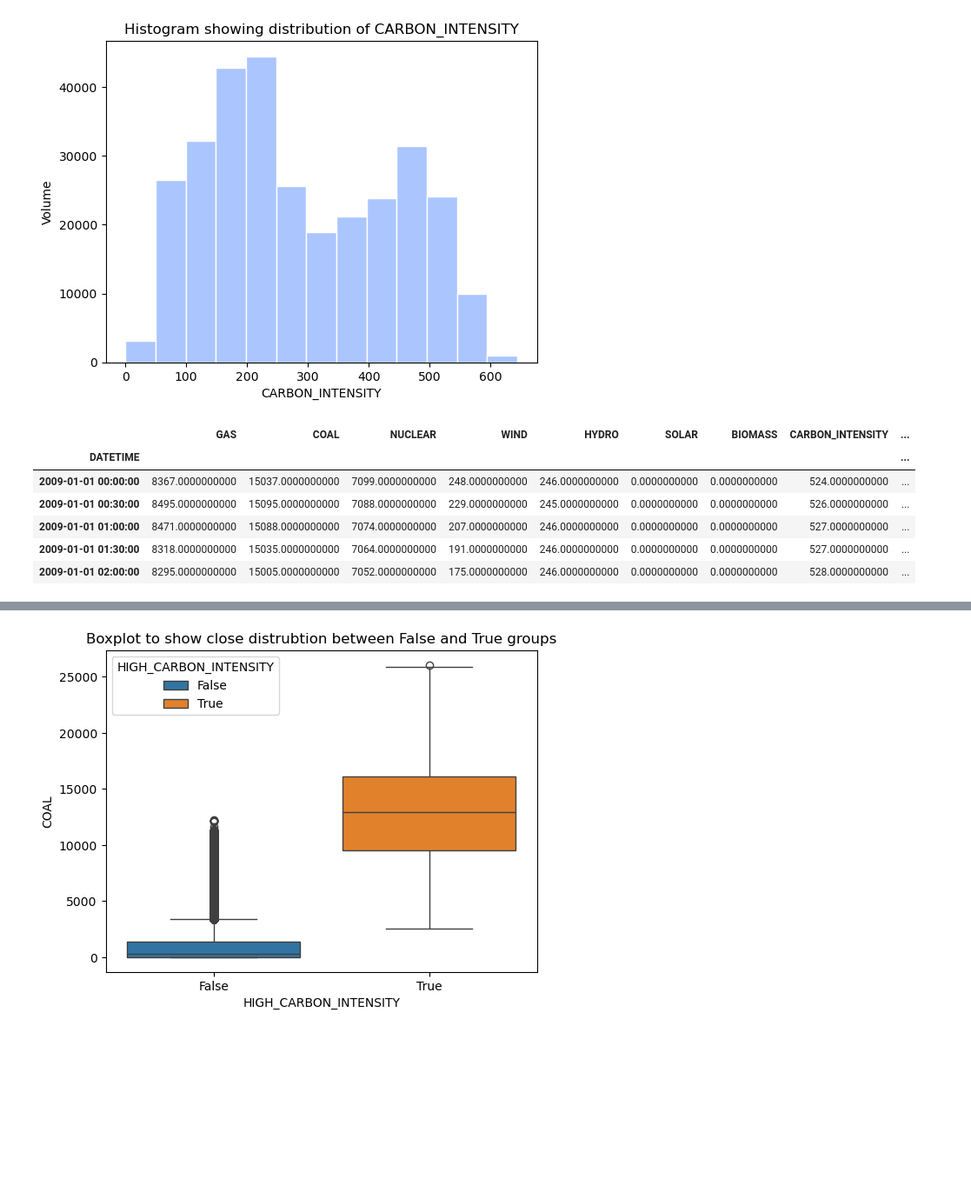
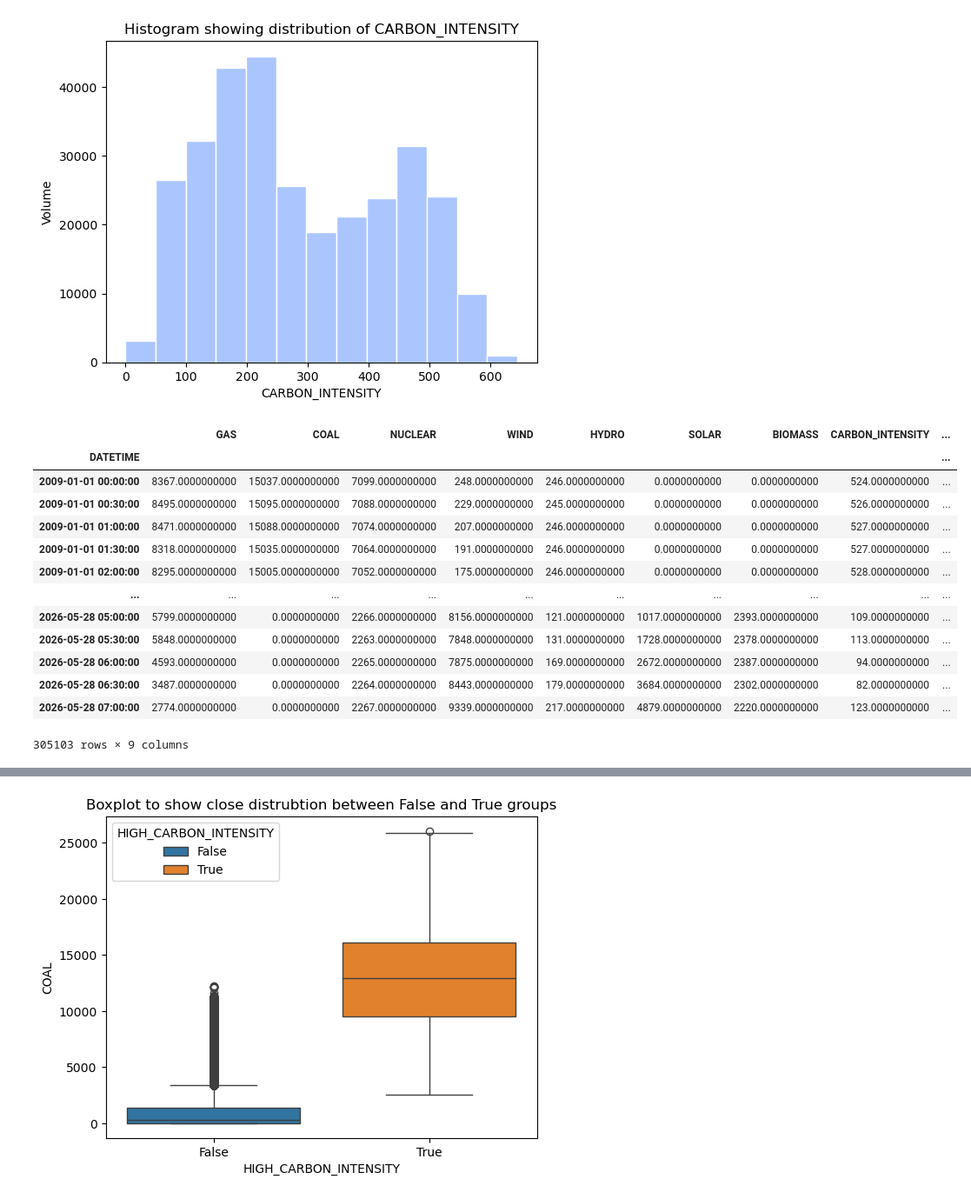
Before and after one commit to charlesvarthur/Workshops, a Jupyter notebook: Logistic Regression/Energy/Logistic Carbon Intensity - Coach.ipynb, the cells around one changed output, grey strips where cells are left out. Shown at 87% size. Drawn from its saved outputs; the diff is of its cells as text; code cells hidden in the pictures; blank space fills up the shorter version.

```diff
--- a/Logistic Regression/Energy/Logistic Carbon Intensity - Coach.ipynb
+++ b/Logistic Regression/Energy/Logistic Carbon Intensity - Coach.ipynb
@@ -119,15 +119,22 @@ plt.show()
 # %%
 # Create a new binary column in the dataframe which will be True/False based on the threshold.
 df["HIGH_CARBON_INTENSITY"] = df["CARBON_INTENSITY"] >= 350
-df.head()
+df
 # %% [output]
 |  | GAS | COAL | NUCLEAR | WIND | HYDRO | SOLAR | BIOMASS | CARBON_INTENSITY | ... |
 | DATETIME |  |  |  |  |  |  |  |  | ... |
 | 2009-01-01 00:00:00 | 8367.0000000000 | 15037.0000000000 | 7099.0000000000 | 248.0000000000 | 246.0000000000 | 0.0000000000 | 0.0000000000 | 524.0000000000 | ... |
 | 2009-01-01 00:30:00 | 8495.0000000000 | 15095.0000000000 | 7088.0000000000 | 229.0000000000 | 245.0000000000 | 0.0000000000 | 0.0000000000 | 526.0000000000 | ... |
 | 2009-01-01 01:00:00 | 8471.0000000000 | 15088.0000000000 | 7074.0000000000 | 207.0000000000 | 246.0000000000 | 0.0000000000 | 0.0000000000 | 527.0000000000 | ... |
 | 2009-01-01 01:30:00 | 8318.0000000000 | 15035.0000000000 | 7064.0000000000 | 191.0000000000 | 246.0000000000 | 0.0000000000 | 0.0000000000 | 527.0000000000 | ... |
 | 2009-01-01 02:00:00 | 8295.0000000000 | 15005.0000000000 | 7052.0000000000 | 175.0000000000 | 246.0000000000 | 0.0000000000 | 0.0000000000 | 528.0000000000 | ... |
+| ... | ... | ... | ... | ... | ... | ... | ... | ... | ... |
+| 2026-05-28 05:00:00 | 5799.0000000000 | 0.0000000000 | 2266.0000000000 | 8156.0000000000 | 121.0000000000 | 1017.0000000000 | 2393.0000000000 | 109.0000000000 | ... |
+| 2026-05-28 05:30:00 | 5848.0000000000 | 0.0000000000 | 2263.0000000000 | 7848.0000000000 | 131.0000000000 | 1728.0000000000 | 2378.0000000000 | 113.0000000000 | ... |
+| 2026-05-28 06:00:00 | 4593.0000000000 | 0.0000000000 | 2265.0000000000 | 7875.0000000000 | 169.0000000000 | 2672.0000000000 | 2387.0000000000 | 94.0000000000 | ... |
+| 2026-05-28 06:30:00 | 3487.0000000000 | 0.0000000000 | 2264.0000000000 | 8443.0000000000 | 179.0000000000 | 3684.0000000000 | 2302.0000000000 | 82.0000000000 | ... |
+| 2026-05-28 07:00:00 | 2774.0000000000 | 0.0000000000 | 2267.0000000000 | 9339.0000000000 | 217.0000000000 | 4879.0000000000 | 2220.0000000000 | 123.0000000000 | ... |
+305103 rows × 9 columns
 # %%
 # Validate the binary value exists, with the bool datatype.
 df.info()
```
Also changed, not shown: parts of 7 cells of this notebook.
